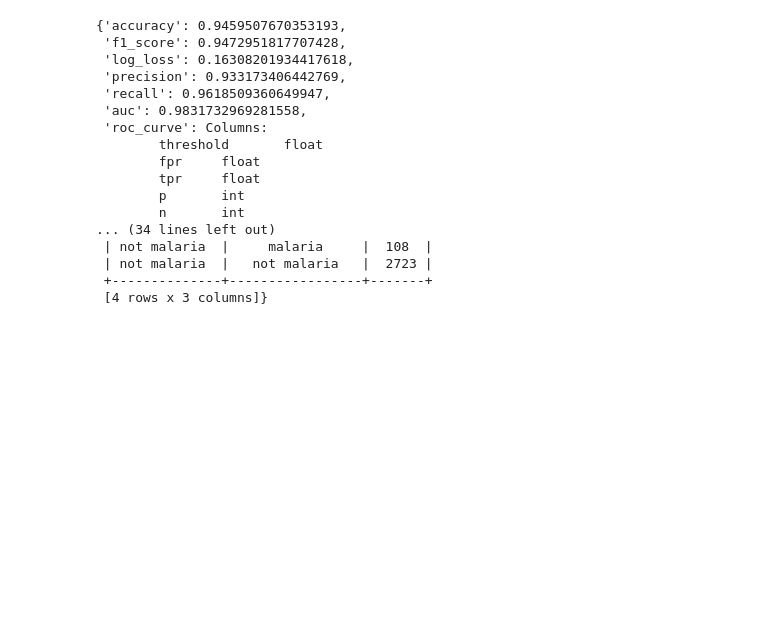
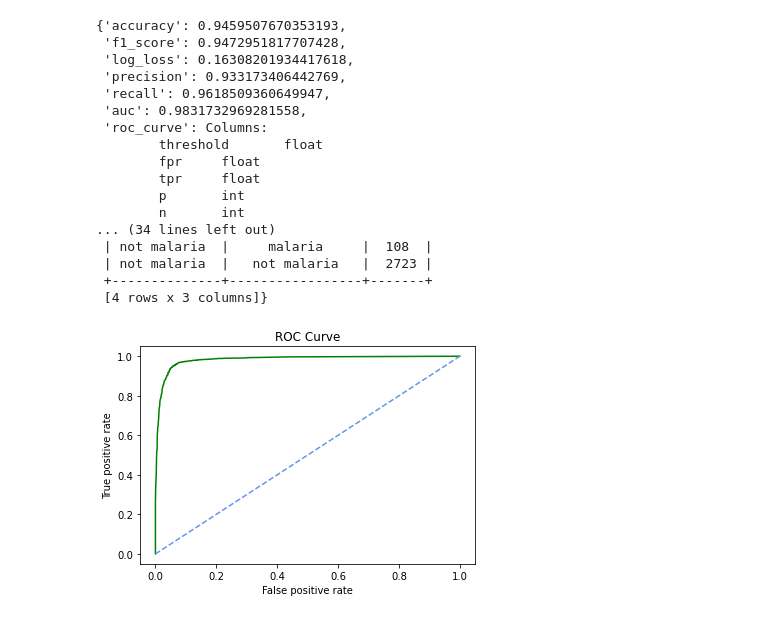
Before and after one commit to alexismenanieves/Malaria_Detection_Project, a Jupyter notebook: Malaria_Detection_Notebook.ipynb, the cells around one changed output. Drawn from its saved outputs; the diff is of its cells as text; code cells hidden in the pictures; blank space fills up the shorter version.

Commit message:
Added ROC Curve plot

```diff
--- a/Malaria_Detection_Notebook.ipynb
+++ b/Malaria_Detection_Notebook.ipynb
@@ -141,3 +142,16 @@ metrics
  | not malaria  |   not malaria   |  2723 |
  +--------------+-----------------+-------+
  [4 rows x 3 columns]}
+# %%
+plt.plot(metrics['roc_curve']['fpr'],
+        metrics['roc_curve']['tpr'],
+        color = 'green')
+plt.plot([0,1],[0,1],
+         linestyle = '--',
+         color = 'cornflowerblue')
+plt.title('ROC Curve')
+plt.xlabel('False positive rate')
+plt.ylabel('True positive rate')
+plt.show()
+# %% [output]
+[figure, added]
```
Also changed, not shown: parts of 1 cell of this notebook.
